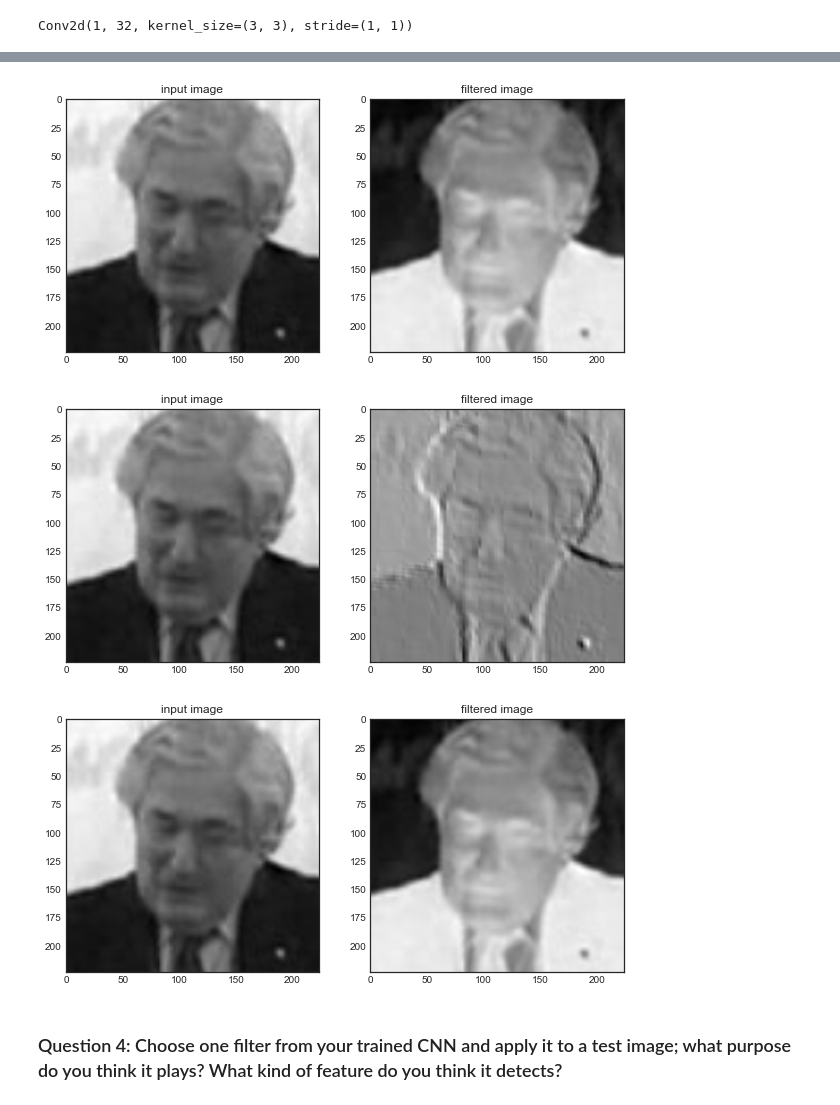
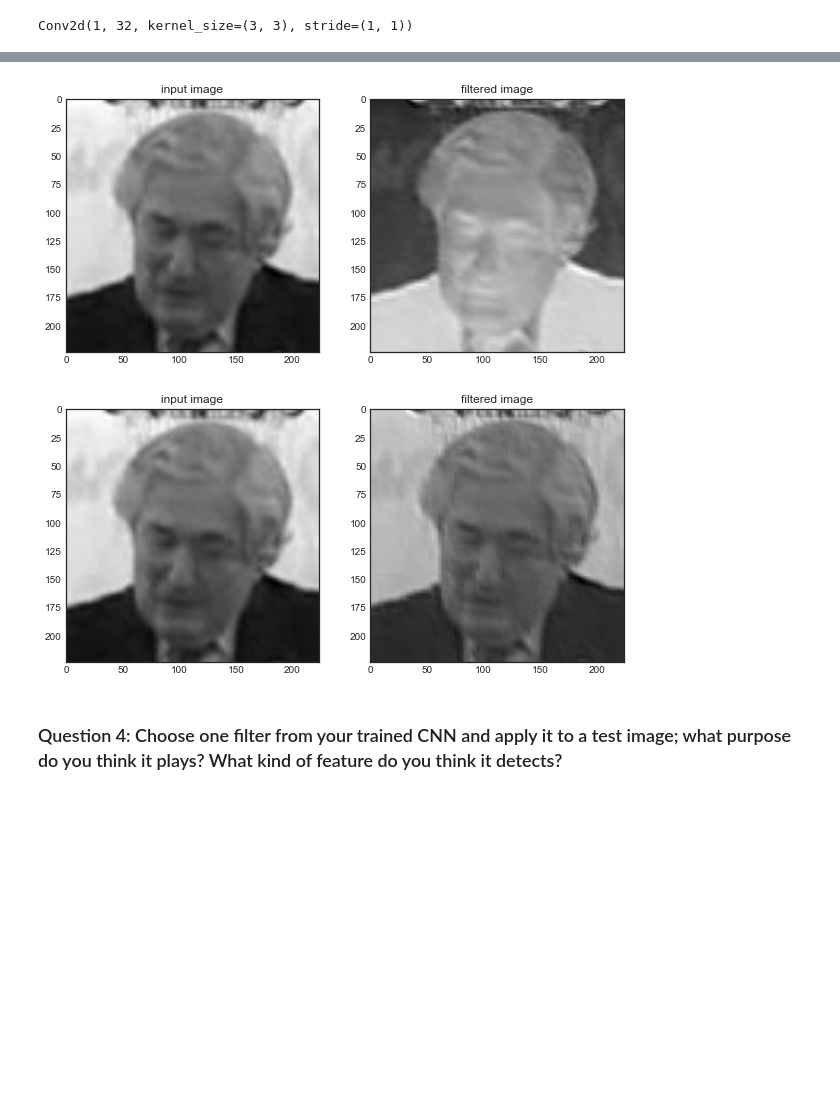
Before and after one commit to ShashankKumbhare/facial-keypoints-detecter, a Jupyter notebook: 2. Define the Network Architecture.ipynb, the cells around one changed output, grey strips where cells are left out. Drawn from its saved outputs; the diff is of its cells as text; code cells hidden in the pictures; blank space fills up the shorter version.

```diff
--- a/2. Define the Network Architecture.ipynb
+++ b/2. Define the Network Architecture.ipynb
@@ -254,12 +252,12 @@ Use these initial observations to make changes to your model and decide on the b
 # %%
 # net.train(  n_epochs = 10, data_loader = train_loader)
 # %%
-net.spec.batch_size    = 10
-# net.spec.criterion     =
-# net.spec.dataset_test  =
-# net.spec.dataset_train =
-# net.spec.learning_rate =
+# net.spec.batch_size    = 10
+# net.spec.criterion     = nn.SmoothL1Loss
+# net.spec.dataset_test  = datasets.test.preprocessed
+# net.spec.dataset_train = datasets.train.preprocessed
+net.spec.learning_rate = 0.0001
 net.spec.num_workers   = 10
-# net.spec.optimizer     =
-# net.spec.shuffle       =
-net.spec.n_epochs      = 15
+# net.spec.optimizer     = optim.Adam
+# net.spec.shuffle       = True
+net.spec.n_epochs      = 30
@@ -391,7 +407,7 @@ import cv2
 image       = fkd.data.datasets.test.preprocessed[0]["image"]
 image_numpy = image.numpy()[0]
 
-for i in range(5):
+for i in range(8,12):
     filter_in_conv = w[i][0]
     image_filtered = cv2.filter2D(image_numpy, -1, filter_in_conv)
     fig, (ax1, ax2) = plt.subplots(1, 2, figsize=(10,5))
@@ -405,6 +421,5 @@ for i in range(5):
-[figure, old version]
+[figure, new version]
-[figure, old version]
+[figure, new version]
-[figure, removed]
 # %% [markdown]
 ### Question 4: Choose one filter from your trained CNN and apply it to a test image; what purpose do you think it plays? What kind of feature do you think it detects?
 # %% [markdown]
```
Also changed, not shown: parts of 12 cells of this notebook, 25 other files.
